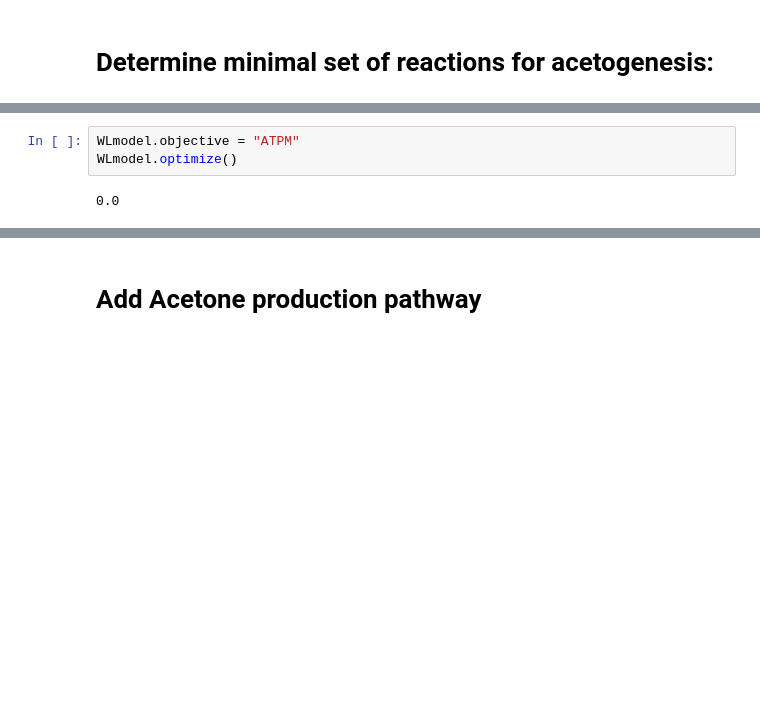
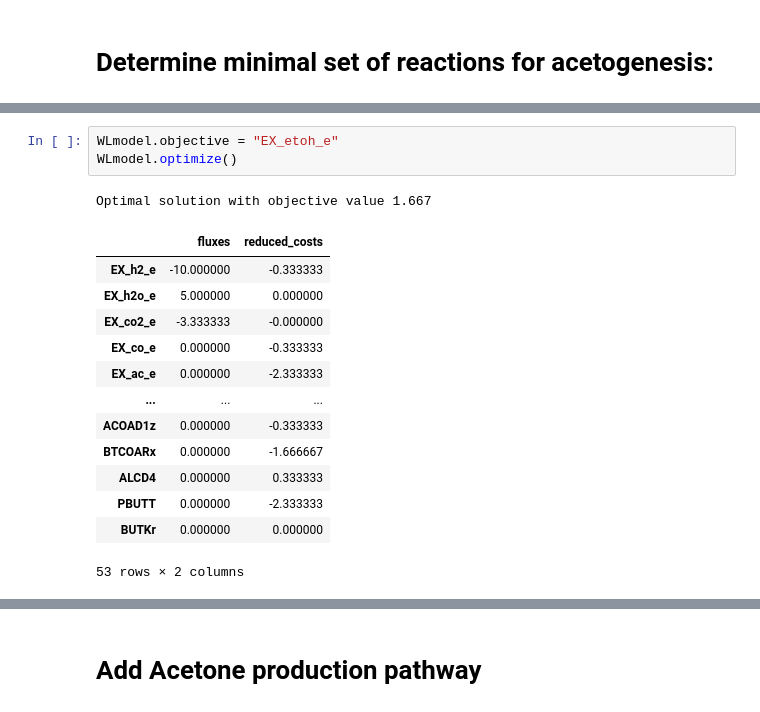
Before and after one commit to biosustain/CO2_fixation_models, a Jupyter notebook: Scripts/S8_WL_metabolic_model.ipynb, the cells around one changed output, grey strips where cells are left out. Saved outputs shown, nothing was run; the diff lists cells and outputs as text; blank space fills up the shorter version.

```diff
--- a/Scripts/S8_WL_metabolic_model.ipynb
+++ b/Scripts/S8_WL_metabolic_model.ipynb
@@ -107,5 +332,18 @@ Cljung_Model.reactions.BUTKr])
 # %%
-WLmodel.objective = "ATPM"
+WLmodel.objective = "EX_etoh_e"
 WLmodel.optimize()
 # %% [output]
-0.0
+Optimal solution with objective value 1.667
+|  | fluxes | reduced_costs |
+| EX_h2_e | -10.000000 | -0.333333 |
+| EX_h2o_e | 5.000000 | 0.000000 |
+| EX_co2_e | -3.333333 | -0.000000 |
+| EX_co_e | 0.000000 | -0.333333 |
+| EX_ac_e | 0.000000 | -2.333333 |
+| ... | ... | ... |
+| ACOAD1z | 0.000000 | -0.333333 |
+| BTCOARx | 0.000000 | -1.666667 |
+| ALCD4 | 0.000000 | 0.333333 |
+| PBUTT | 0.000000 | -2.333333 |
+| BUTKr | 0.000000 | 0.000000 |
+53 rows × 2 columns
```
Also changed, not shown: parts of 35 cells of this notebook, 11 other files.
